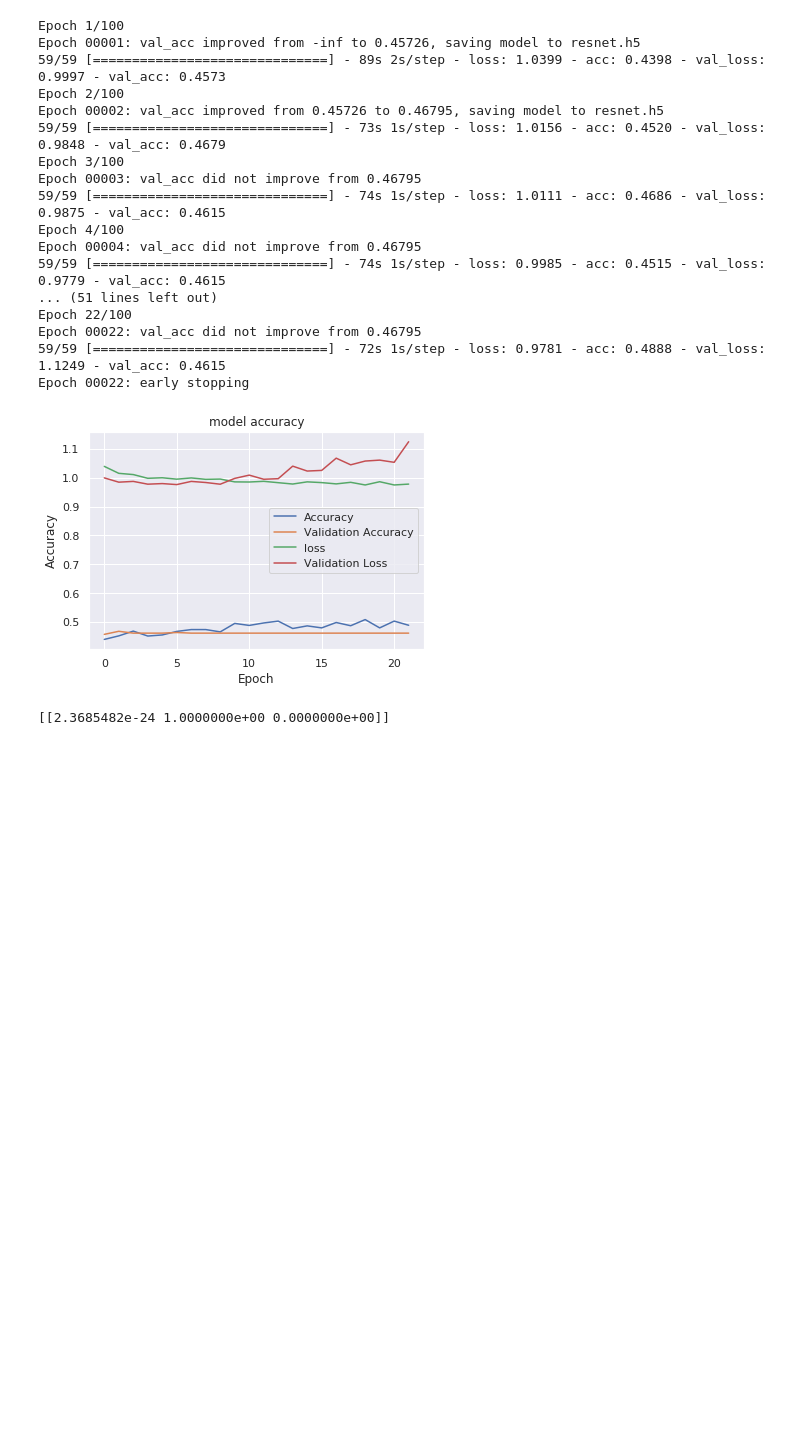
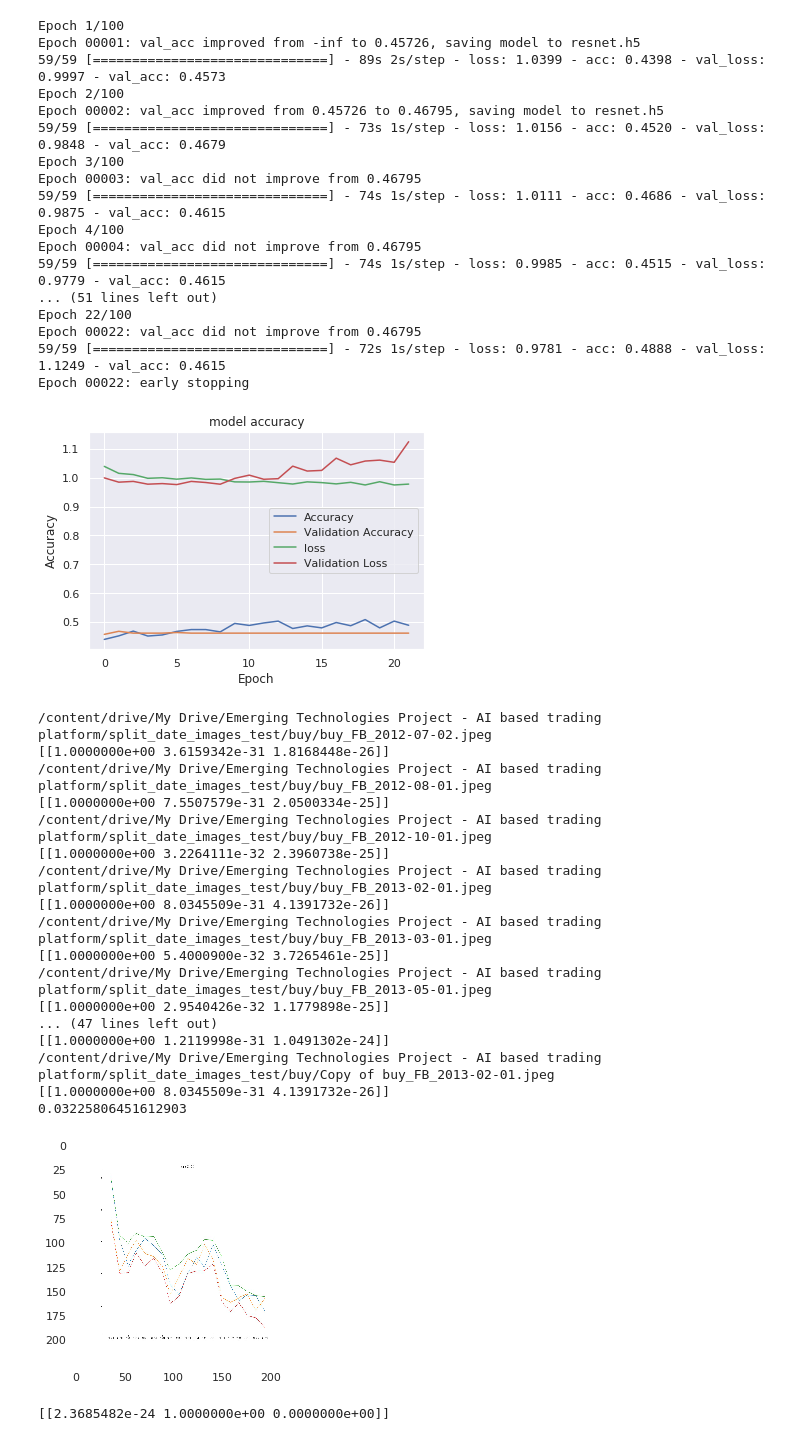
Before and after one commit to jems2019/CMPE-297-98-Project, a Jupyter notebook: CNN.ipynb, the cells around one changed output. Saved outputs shown, nothing was run; the diff lists cells and outputs as text; code cells hidden in the pictures; blank space fills up the shorter version.

```diff
--- a/CNN.ipynb
+++ b/CNN.ipynb
@@ -143,6 +137,44 @@ plt.legend(["Accuracy","Validation Accuracy","loss","Validation Loss"])
 plt.show()
 # %% [output]
 [figure]
+# %%
+from tensorflow.keras.models import load_model
+saved_model = load_model("/content/drive/My Drive/Emerging Technologies Project - AI based trading platform/resnet.h5")
+
+from keras.preprocessing import image
+
+import glob
+# getting all imgs as a list
+img = glob.glob("/content/drive/My Drive/Emerging Technologies Project - AI based trading platform/split_date_images_test/buy/" + "*.jpeg")
+
+for i in img:
+  img = image.load_img(i, target_size=(224,224))
+  img = np.asarray(img)
+  plt.imshow(img)
+  img = np.expand_dims(img, axis=0)
+  output = saved_model.predict(img)
+  if class_dictionary[np.argmax(output)] == 'buy':
+    print(i)
+    print(output)
+# %% [output]
+/content/drive/My Drive/Emerging Technologies Project - AI based trading platform/split_date_images_test/buy/buy_FB_2012-07-02.jpeg
+[[1.0000000e+00 3.6159342e-31 1.8168448e-26]]
+/content/drive/My Drive/Emerging Technologies Project - AI based trading platform/split_date_images_test/buy/buy_FB_2012-08-01.jpeg
+[[1.0000000e+00 7.5507579e-31 2.0500334e-25]]
+/content/drive/My Drive/Emerging Technologies Project - AI based trading platform/split_date_images_test/buy/buy_FB_2012-10-01.jpeg
+[[1.0000000e+00 3.2264111e-32 2.3960738e-25]]
+/content/drive/My Drive/Emerging Technologies Project - AI based trading platform/split_date_images_test/buy/buy_FB_2013-02-01.jpeg
+[[1.0000000e+00 8.0345509e-31 4.1391732e-26]]
+/content/drive/My Drive/Emerging Technologies Project - AI based trading platform/split_date_images_test/buy/buy_FB_2013-03-01.jpeg
+[[1.0000000e+00 5.4000900e-32 3.7265461e-25]]
+/content/drive/My Drive/Emerging Technologies Project - AI based trading platform/split_date_images_test/buy/buy_FB_2013-05-01.jpeg
+[[1.0000000e+00 2.9540426e-32 1.1779898e-25]]
+... (47 lines left out)
+[[1.0000000e+00 1.2119998e-31 1.0491302e-24]]
+/content/drive/My Drive/Emerging Technologies Project - AI based trading platform/split_date_images_test/buy/Copy of buy_FB_2013-02-01.jpeg
+[[1.0000000e+00 8.0345509e-31 4.1391732e-26]]
+0.03225806451612903
+[figure, added]
 # %%
 from keras.models import load_model
 # saved_model = load_model("/content/resnet.h5")
```
Also changed, not shown: parts of 12 cells of this notebook.
